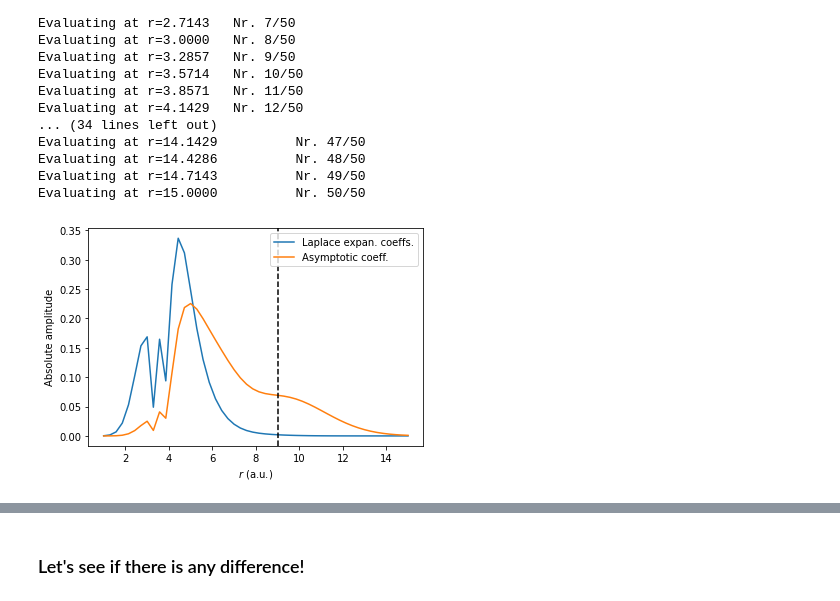
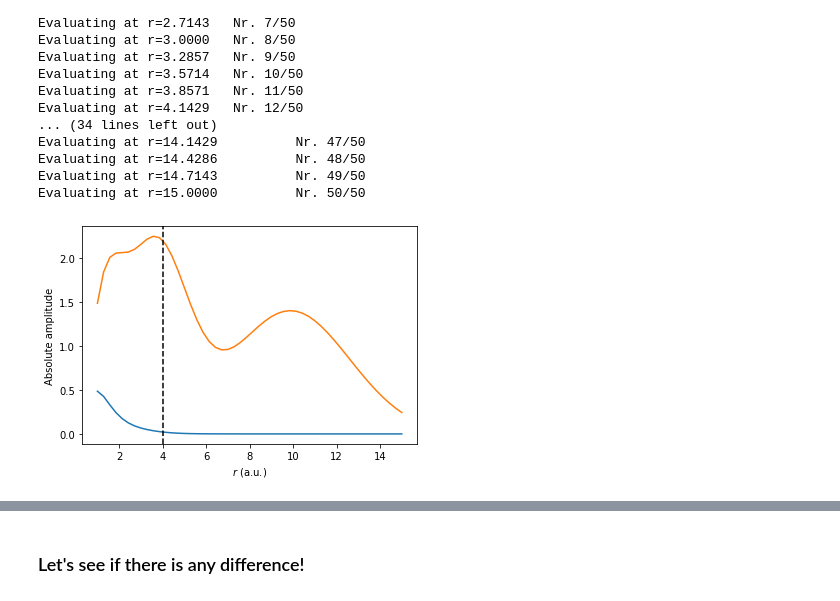
Before and after one commit to EmilHansen1/SFA_OAM_Linear, a Jupyter notebook: Handpicked_CHBrClF.ipynb, the cells around one changed output, grey strips where cells are left out. Cells and saved outputs as stored; diff of their text form; code cells hidden in the pictures.

```diff
--- a/Handpicked_CHBrClF.ipynb
+++ b/Handpicked_CHBrClF.ipynb
@@ -42,8 +42,15 @@ def plot_M_grid(M_grid, px_list, pz_list, log=False, log_scale = 1e-4):
     plt.colorbar()
     plt.show()
 # %%
-file_name = 'output_files/CHBrClF1.out'
+file_name = 'output_files/N2.out'
 output = OutputInterface(file_name)
-Ip = -output.saved_orbitals[output.HOMO][0]  # Should we put this to 1/2?
+orbital_nr = 5
+
+if orbital_nr == None:
+    orbital_nr = output.HOMO
+else:
+    output.load_orbital(orbital_nr)
+
+Ip = -output.saved_orbitals[orbital_nr][0]
 kappa = np.sqrt(2*Ip)
-GTO_coeffs = np.array(output.output_GTOs())
+GTO_coeffs = np.array(output.output_GTOs(orbital_nr))
@@ -54,7 +63,7 @@ r_lst = np.linspace(1, 15, n_r)
 f_lms = []
 for i, r in enumerate(r_lst):
     print(f'Evaluating at r={r:.4f} \t Nr. {i+1}/{n_r}')
-    f_lms.append(se.spherical_expansion(lambda theta, phi: output.eval_orbital_spherical(r, theta, phi), 50))
+    f_lms.append(se.spherical_expansion(lambda theta, phi: output.eval_orbital_spherical(r, theta, phi, orbital_nr), 50))
 f_lms = np.array(f_lms)
 # %% [output]
 Evaluating at r=1.0000   Nr. 1/50
@@ -77,16 +86,14 @@ Evaluating at r=15.0000          Nr. 50/50
 # %%
 def radial(r):
     return r**(1/kappa - 1) * np.exp(-kappa*r)
 
-sgn, l, m = 1, 8, 1
-v_line_val = 9
 plt.figure(facecolor='white')
-plt.plot(r_lst, np.abs(f_lms[:, sgn, l, abs(m)])*100, label='Laplace expan. coeffs.')
-plt.plot(r_lst, np.abs(f_lms[:, sgn, l, abs(m)]) / radial(r_lst), label='Asymptotic coeff.')
-plt.axvline(v_line_val, ls='--', color='k')                              # r = 7 seems like a solid choice!
+sgn, l, m = 0, 1, 1
+plt.plot(r_lst, np.abs(f_lms[:, sgn, l, m]))
+plt.plot(r_lst, np.abs(f_lms[:, sgn, l, m]) / radial(r_lst))
+plt.axvline(4, ls='--', color='k')                              # r = 7 seems like a solid choice!
 plt.xlabel('$r$ (a.u.)')
 plt.ylabel('Absolute amplitude')
-plt.legend()
 plt.show()
 # %% [output]
-[figure, old version]
+[figure, new version]
```
Also changed, not shown: parts of 29 cells of this notebook, 1 other file.
